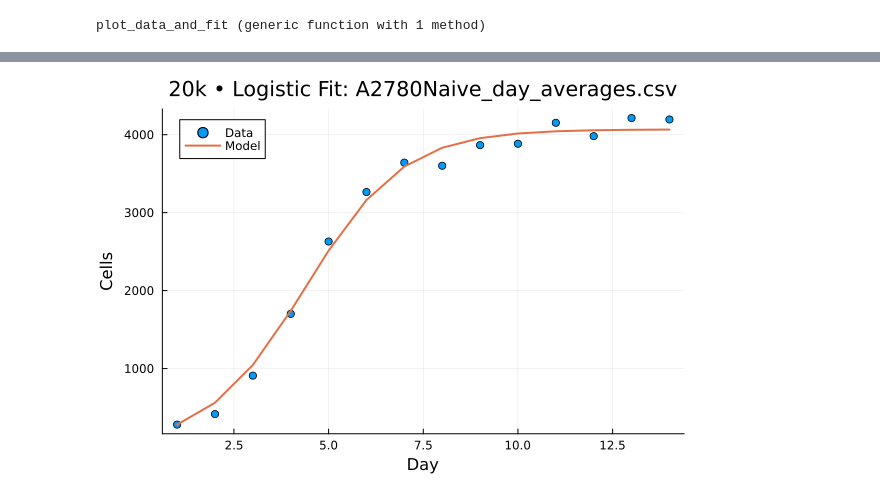
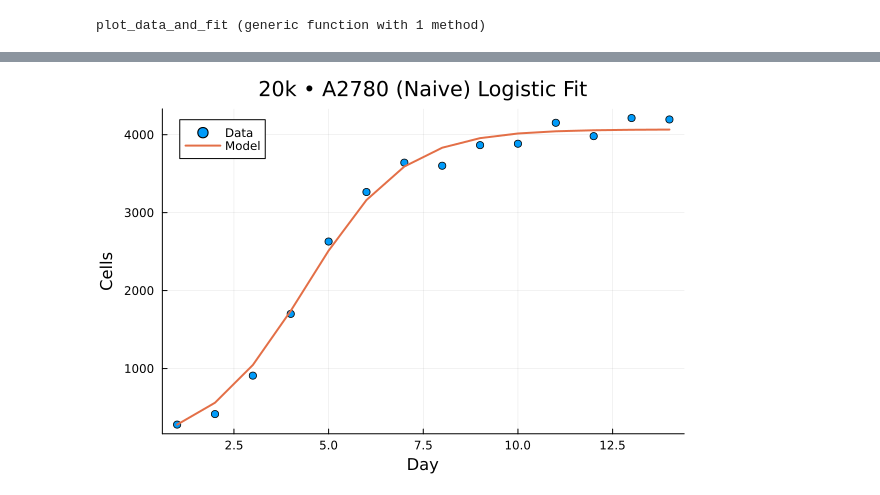
Before and after one commit to kadinelbak/CancerGrowthDynamics, a Jupyter notebook: Modelling Data Notebooks/Untreated MonoCulture/Untreated MonoCulture Math Modelling.ipynb, the cells around one changed output, grey strips where cells are left out. Saved outputs shown, nothing was run; the diff lists cells and outputs as text; code cells hidden in the pictures.

Commit message:
Untreated Proper

```diff
--- a/Modelling Data Notebooks/Untreated MonoCulture/Untreated MonoCulture Math Modelling.ipynb
+++ b/Modelling Data Notebooks/Untreated MonoCulture/Untreated MonoCulture Math Modelling.ipynb
@@ -283,40 +260,107 @@ Resist: r=0.715480, K=3914.90, SSR=804850.7283, BIC=178.758
 # %%
-# 8) Batch run for Untreated MonoCulture day averages only (20k and 30k) with error bars + per-file plots
-# Collect only *_day_averages.csv under either 20k or 30k Averages folders
+# 8) Batch run for Untreated MonoCulture day averages only (20k and 30k) with error bars + per-file p# This cell processes ALL 4 datasets: A2780Naive and A2780cis for both 20k and 30k thresholds
+# Navigate to project root (go up 2 levels from notebook directory)
+project_root = dirname(dirname(pwd()))
 roots = [
-    joinpath(pwd(), "Processed_Datasets", "Untreated MonoCulture", "20k", "Averages"),
-    joinpath(pwd(), "Processed_Datasets", "Untreated MonoCulture", "30k", "Averages"),
+    joinpath(project_root, "Processed_Datasets", "Untreated MonoCulture", "20k", "Averages"),
+    joinpath(project_root, "Processed_Datasets", "Untreated MonoCulture", "30k", "Averages"),
 ]
+
+# Expected files for verification
+expected_files = [
+    "A2780Naive_day_averages.csv",
+    "A2780cis_day_averages.csv"
+]
+
 files = String[]
 for r in roots
     if isdir(r)
-        for f in readdir(r; join=true)
-            if endswith(lowercase(f), "_day_averages.csv")
-                push!(files, f)
+        println("Checking directory: $r")
+        for expected_file in expected_files
+            full_path = joinpath(r, expected_file)
+            if isfile(full_path)
+                push!(files, full_path)
+                println("  ✓ Found: $expected_file")
+            else
+                @warn "  ✗ Missing: $expected_file"
             end
         end
+    else
+        @warn "Directory not found: $r"
     end
 end
 
 if isempty(files)
     @warn "No day averages CSVs found under Untreated MonoCulture"
 else
-    println("Found ", length(files), " day-average files.")
+    println("\nProcessing $(length(files)) day-average files...")
 end
 
-results = DataFrame(File=String[], Density=String[], r=Float64[], K=Float64[], SSR=Float64[], BIC=Float64[])
+results = DataFrame(File=String[], Density=String[], CellLine=String[], r=Float64[], K=Float64[], SSR=Float64[], BIC=Float64[])
 for f in files
     try
         x, y, yerr = load_day_averages(f)
         _, sol, fr = fit_logistic(x, y)
         den = infer_density(f)
-        push!(results, (basename(f), den, fr.r, fr.K, fr.SSR, fr.BIC))
+
+        # Extract cell line from filename
+        filename = basename(f)
+        cell_line = split(filename, "_")[1]  # e.g., "A2780Naive" or "A2780cis"
+
+        push!(results, (filename, den, cell_line, fr.r, fr.K, fr.SSR, fr.BIC))
+
         # Show per-file plot with error bars and density in title
-        title_str = (den=="" ? "" : den*" • ") * ("Logistic Fit: " * basename(f))
+        cell_type = cell_line == "A2780Naive" ? "A2780 (Naive)" : "A2780cis (Resistant)"
+        title_str = "$den • $cell_type Logistic Fit"
         plot_data_and_fit(x, y, sol; title_str=title_str, yerr=yerr)
+
+        println("✓ Processed: $cell_type ($den) - r=$(round(fr.r, digits=6)), K=$(round(fr.K, digits=2))")
     catch e
         @warn "Failed on $(basename(f)): $e"
     end
 end
+
+# Display results
+println("\nDetailed Results:")
 println(results)
+
+# Export results to CSV
+output_dir = pwd()  # Directory where the notebook is located
+output_file = joinpath(output_dir, "untreated_monoculture_logistic_parameters.csv")
+CSV.write(output_file, results)
+println("\n✓ Results exported to: ", output_file)
+
+# Print comprehensive summary for all 4 datasets
+println("\n" * "="^60)
+println("COMPREHENSIVE SUMMARY OF r AND K VALUES")
+println("="^60)
+println("All 4 datasets (both cell lines × both thresholds):")
+println()
+
+for density in ["20k", "30k"]
+    println("$density Threshold:")
+    println("-" ^ 20)
+    for cell_line in ["A2780Naive", "A2780cis"]
+        row = filter(r -> r.Density == density && r.CellLine == cell_line, results)
+        if nrow(row) > 0
+            r_val = row[1, :r]
+            k_val = row[1, :K]
+            cell_type = cell_line == "A2780Naive" ? "A2780 (Naive)" : "A2780cis (Resistant)"
+            @printf("  %s: r = %.6f day⁻¹, K = %.2f cells\n", cell_type, r_val, k_val)
+        else
+            cell_type = cell_line == "A2780Naive" ? "A2780 (Naive)" : "A2780cis (Resistant)"
+            println("  $cell_type: Data not found")
+        end
+    end
+    println()
+end
+
+# Verify we processed all 4 expected datasets
+expected_count = 4  # 2 cell lines × 2 thresholds
+actual_count = nrow(results)
+if actual_count == expected_count
+    println("✓ Successfully processed all $actual_count expected datasets!")
+else
+    @warn "Expected $expected_count datasets but processed $actual_count"
+end
 # %% [output]
@@ -324 +375 @@ Found 4 day-average files.
-[figure, old version]
+[figure, new version]
```
Also changed, not shown: parts of 11 cells of this notebook, 3 other files.
